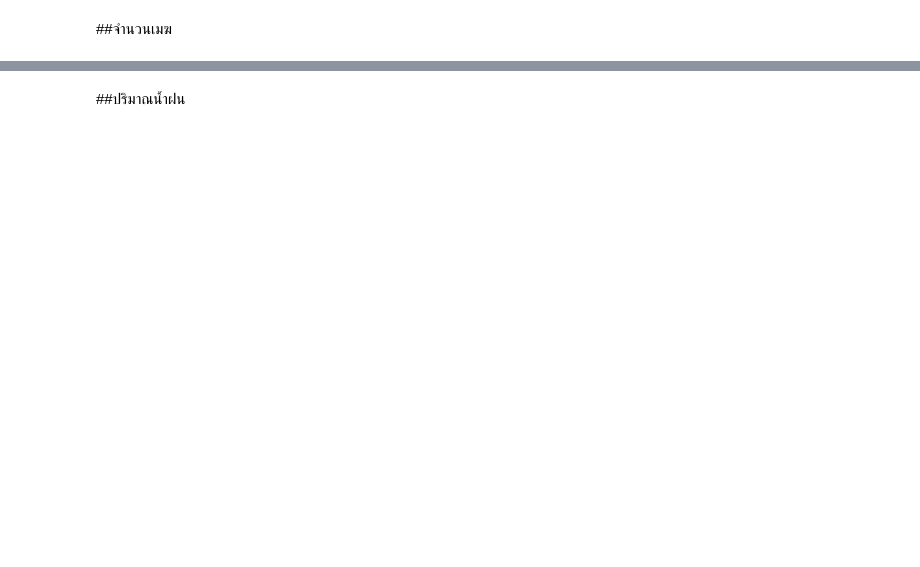
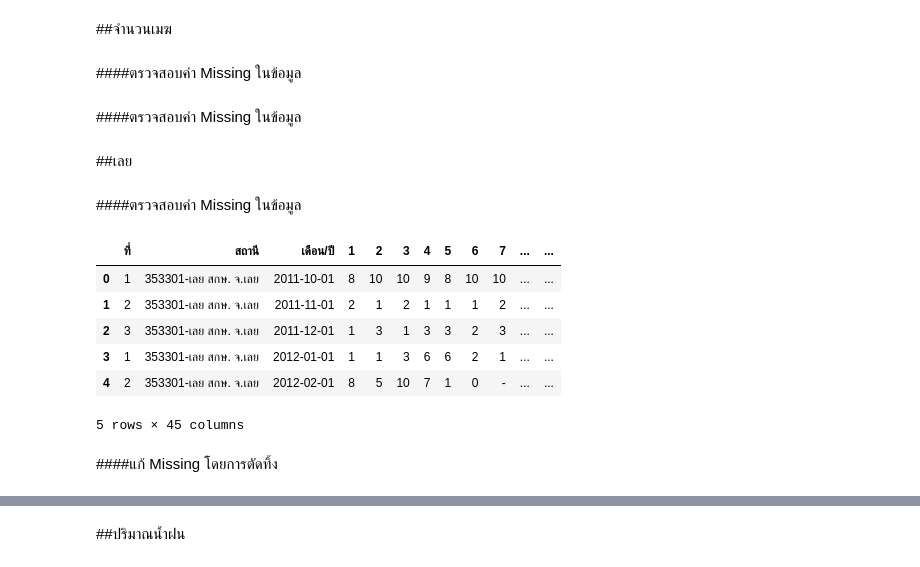
Before and after one commit to Thitiphorn267-3/BSC_DPDM23, a Jupyter notebook: midterm_bscdpdm23.ipynb, the cells around one changed output, grey strips where cells are left out. Saved outputs shown, nothing was run; the diff lists cells and outputs as text; code cells hidden in the pictures; blank space fills up the shorter version.

Commit message:
กำลังแก้ missing

```diff
--- a/midterm_bscdpdm23.ipynb
+++ b/midterm_bscdpdm23.ipynb
@@ -551,2 +1512,24 @@ dtype: bool
 # %% [markdown]
 ##จำนวนเมฆ
+# %% [markdown]
+####ตรวจสอบค่า Missing ในข้อมูล
+# %% [markdown]
+####ตรวจสอบค่า Missing ในข้อมูล
+# %% [markdown]
+##เลย
+# %% [markdown]
+####ตรวจสอบค่า Missing ในข้อมูล
+# %%
+Cloud_Loei = Cloud_Loei.replace('-',np.NaN)
+# %%
+Cloud_Loei.head()
+# %% [output]
+|  | ที่ | สถานี | เดือน/ปี | 1 | 2 | 3 | 4 | 5 | 6 | 7 | ... | ... |
+| 0 | 1 | 353301-เลย สกษ. จ.เลย | 2011-10-01 | 8 | 10 | 10 | 9 | 8 | 10 | 10 | ... | ... |
+| 1 | 2 | 353301-เลย สกษ. จ.เลย | 2011-11-01 | 2 | 1 | 2 | 1 | 1 | 1 | 2 | ... | ... |
+| 2 | 3 | 353301-เลย สกษ. จ.เลย | 2011-12-01 | 1 | 3 | 1 | 3 | 3 | 2 | 3 | ... | ... |
+| 3 | 1 | 353301-เลย สกษ. จ.เลย | 2012-01-01 | 1 | 1 | 3 | 6 | 6 | 2 | 1 | ... | ... |
+| 4 | 2 | 353301-เลย สกษ. จ.เลย | 2012-02-01 | 8 | 5 | 10 | 7 | 1 | 0 | - | ... | ... |
+5 rows × 45 columns
+# %% [markdown]
+####แก้ Missing โดยการตัดทิ้ง
```
Also changed, not shown: parts of 136 cells of this notebook.
